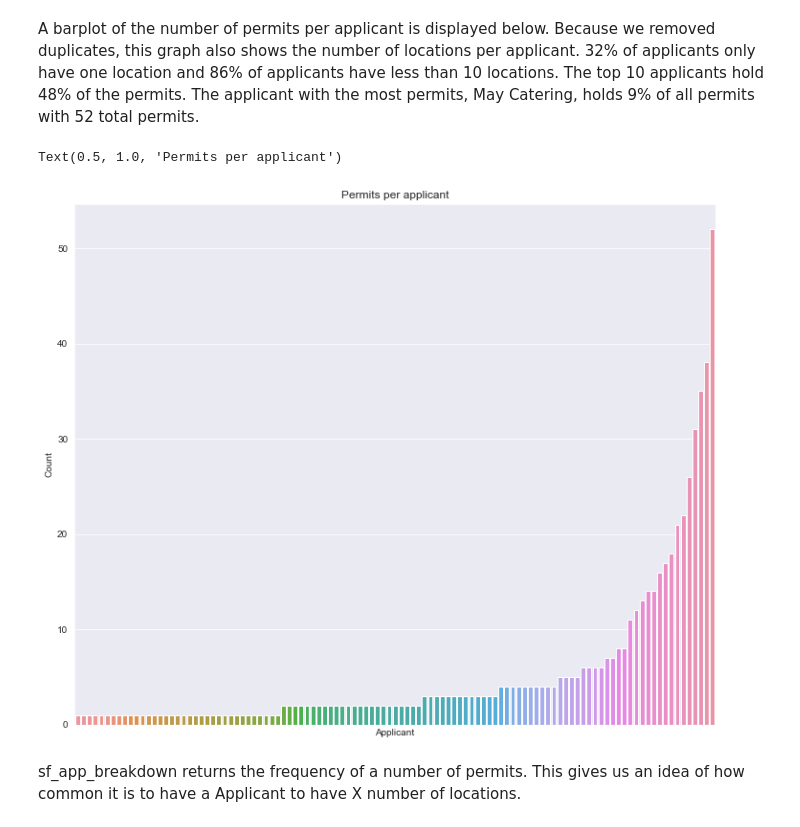
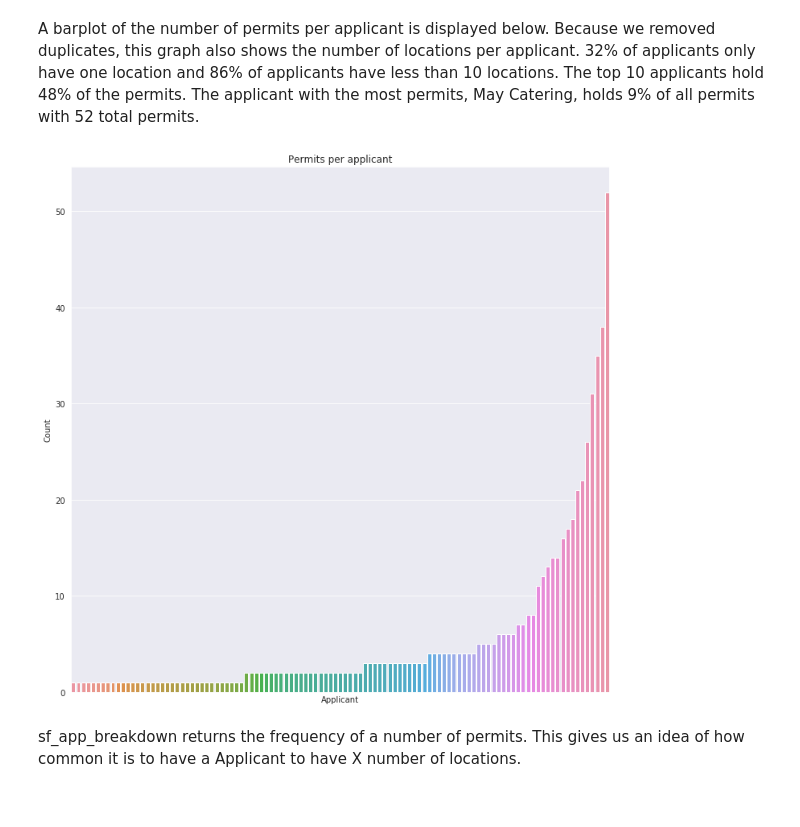
Before and after one commit to chriscross00/projects, a Jupyter notebook: sf_food/sf_food.ipynb, the cells around one changed output. Drawn from its saved outputs; the diff is of its cells as text; code cells hidden in the pictures.

Commit message:
cleaned up graphs

```diff
--- a/sf_food/sf_food.ipynb
+++ b/sf_food/sf_food.ipynb
@@ -124,18 +124,18 @@ sf_app.sort_values(by=['Count'], inplace=True)
 # %% [markdown]
 A barplot of the number of permits per applicant is displayed below. Because we removed duplicates, this graph also shows the number of locations per applicant. 32% of applicants only have one location and 86% of applicants have less than 10 locations. The top 10 applicants hold 48% of the permits. The applicant with the most permits, May Catering, holds 9% of all permits with 52 total permits.
 # %%
-plt.figure(figsize=(12,10))
+plt.figure(figsize=(12,12))
 
 sns.barplot('Applicant', 'Count', data=sf_app)
 
 plt.xticks([])
 plt.xlabel('Applicant')
 plt.ylabel('Count')
+plt.title('Permits per applicant')
 
-plt.title('Permits per applicant')
+plt.show()
 # %% [output]
-Text(0.5, 1.0, 'Permits per applicant')
-[figure, old version]
+[figure, new version]
 # %% [markdown]
 sf_app_breakdown returns the frequency of a number of permits. This gives us an idea of how common it is to have a Applicant to have X number of locations.
 # %%
```
Also changed, not shown: parts of 2 cells of this notebook.
